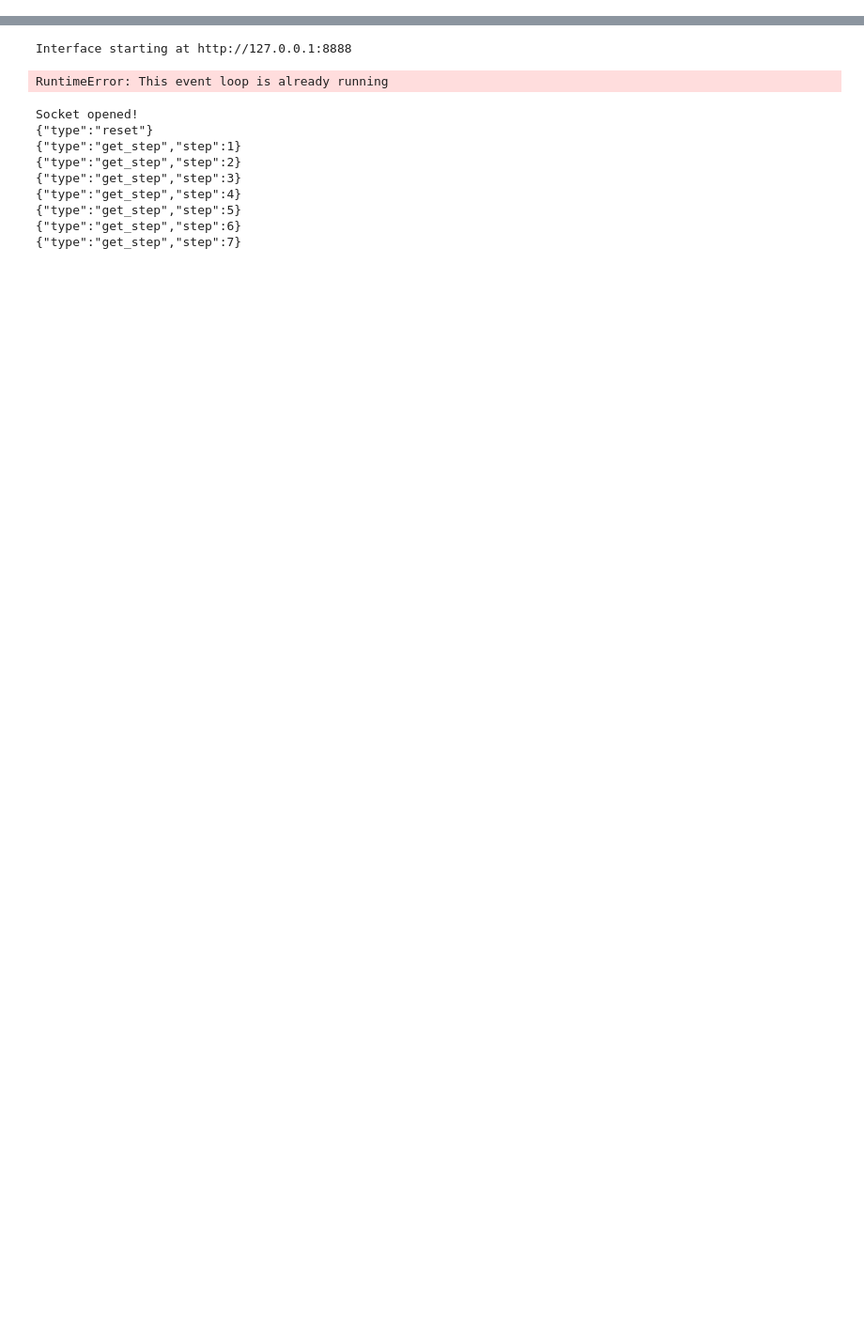
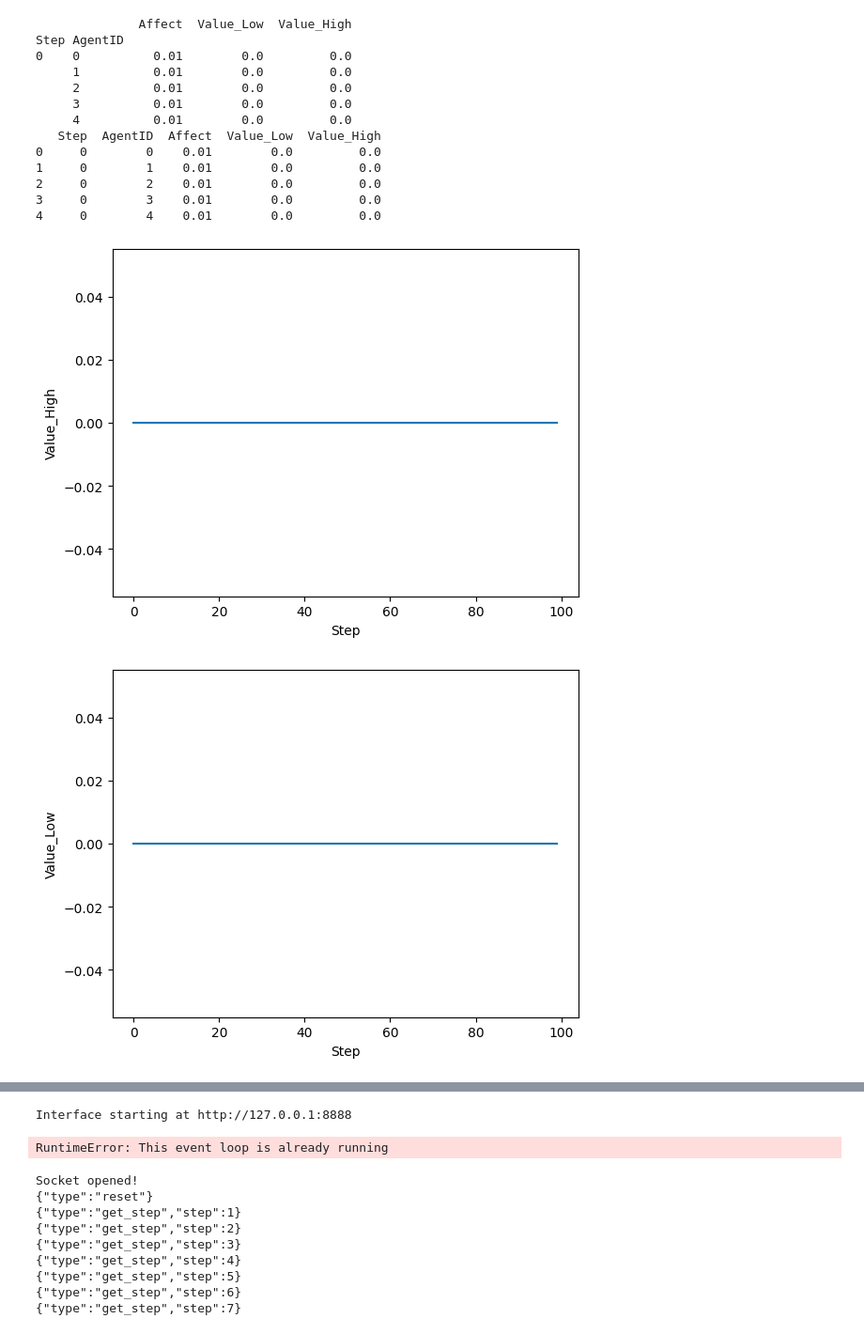
Before and after one commit to Kajijoo/abm, a Jupyter notebook: abm.ipynb, the cells around one changed output, grey strips where cells are left out. Shown at 94% size. Saved outputs shown, nothing was run; the diff lists cells and outputs as text; code cells hidden in the pictures; blank space fills up the shorter version.

```diff
--- a/abm.ipynb
+++ b/abm.ipynb
@@ -205,15 +209,33 @@ model.visualize() #In case you want to check distribution of food on map.
 # %%
 import seaborn as sns
 import pandas as pd
 
+print(df1.head())
+
 df2 = df1.reset_index()
-df2['avg_value'] = df2['Value_High'] / 100
-df2['avg_affect'] = df2['Affect'] / 100
-
 print(df2.head())
 
-td = sns.lineplot(df2, x='Step', y = 'avg_value')
+td = sns.lineplot(df2, x = "Step", y = "Value_High")
 plt.show(td)
 
-rw = sns.lineplot(df2, x='Step', y = 'avg_affect')
+tdl = sns.lineplot(df2, x = "Step", y = "Value_Low")
+plt.show(tdl)
+
+rw = sns.lineplot(df2, x = "Step", y = "Affect")
 plt.show(rw)
+# %% [output]
+              Affect  Value_Low  Value_High
+Step AgentID
+0    0          0.01        0.0         0.0
+     1          0.01        0.0         0.0
+     2          0.01        0.0         0.0
+     3          0.01        0.0         0.0
+     4          0.01        0.0         0.0
+   Step  AgentID  Affect  Value_Low  Value_High
+0     0        0    0.01        0.0         0.0
+1     0        1    0.01        0.0         0.0
+2     0        2    0.01        0.0         0.0
+3     0        3    0.01        0.0         0.0
+4     0        4    0.01        0.0         0.0
+[figure, added]
+[figure, added]
```
Also changed, not shown: parts of 3 cells of this notebook.
